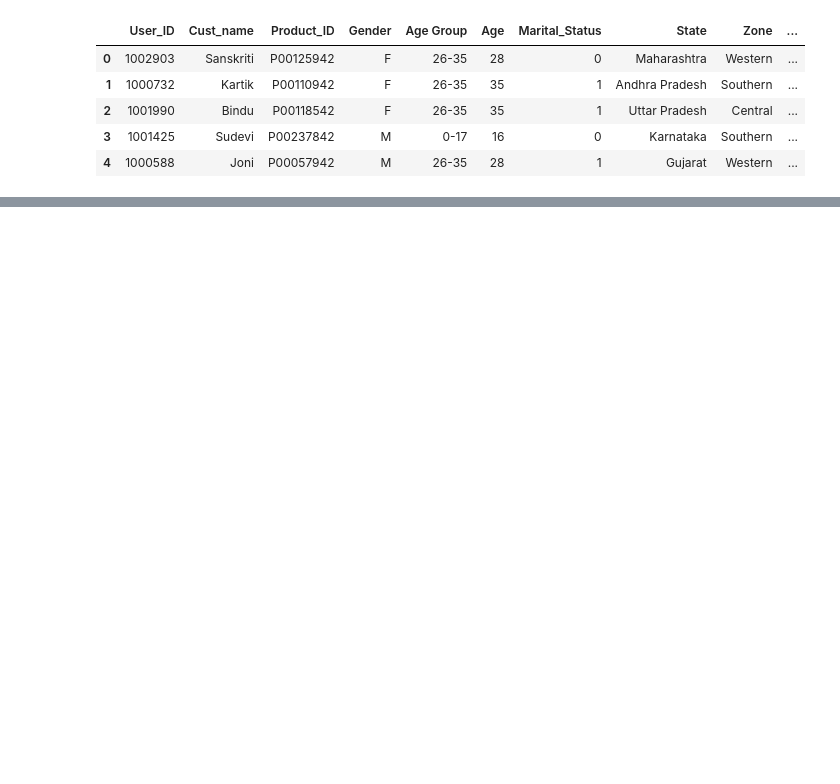
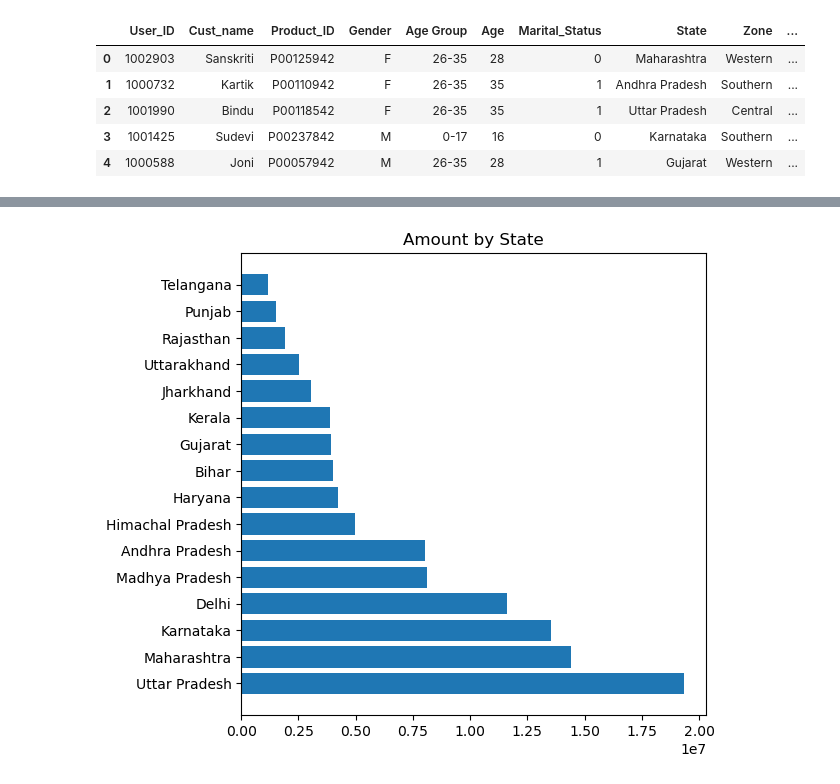
Before and after one commit to sulavg50-ux/Self_data_analysis, a Jupyter notebook: diwali.ipynb, the cells around one changed output, grey strips where cells are left out. Drawn from its saved outputs; the diff is of its cells as text; code cells hidden in the pictures; blank space fills up the shorter version.

```diff
--- a/diwali.ipynb
+++ b/diwali.ipynb
@@ -93,0 +132,4 @@ plt.show()
+# %%
+#revenue by state
+d4=diwali.groupby('State')['Amount'].sum().sort_values(ascending=False)
+d4
@@ -93,0 +155,7 @@ plt.show()
+# %%
+plt.figure(figsize=(6,6))
+plt.barh(d4.index,d4.values)
+plt.title('Amount by State')
+plt.show()
+# %% [output]
+[figure, added]
```
Also changed, not shown: parts of 28 cells of this notebook.
